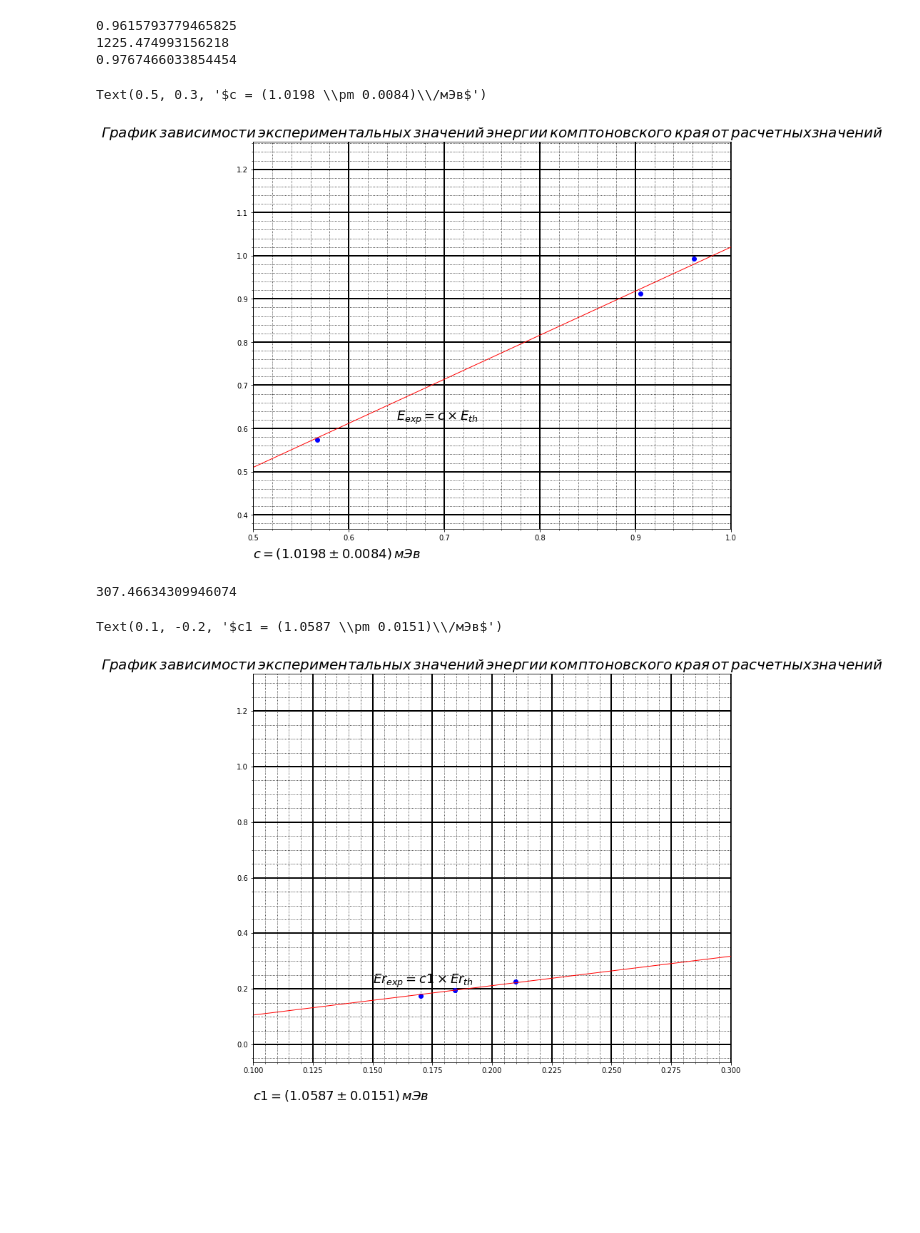
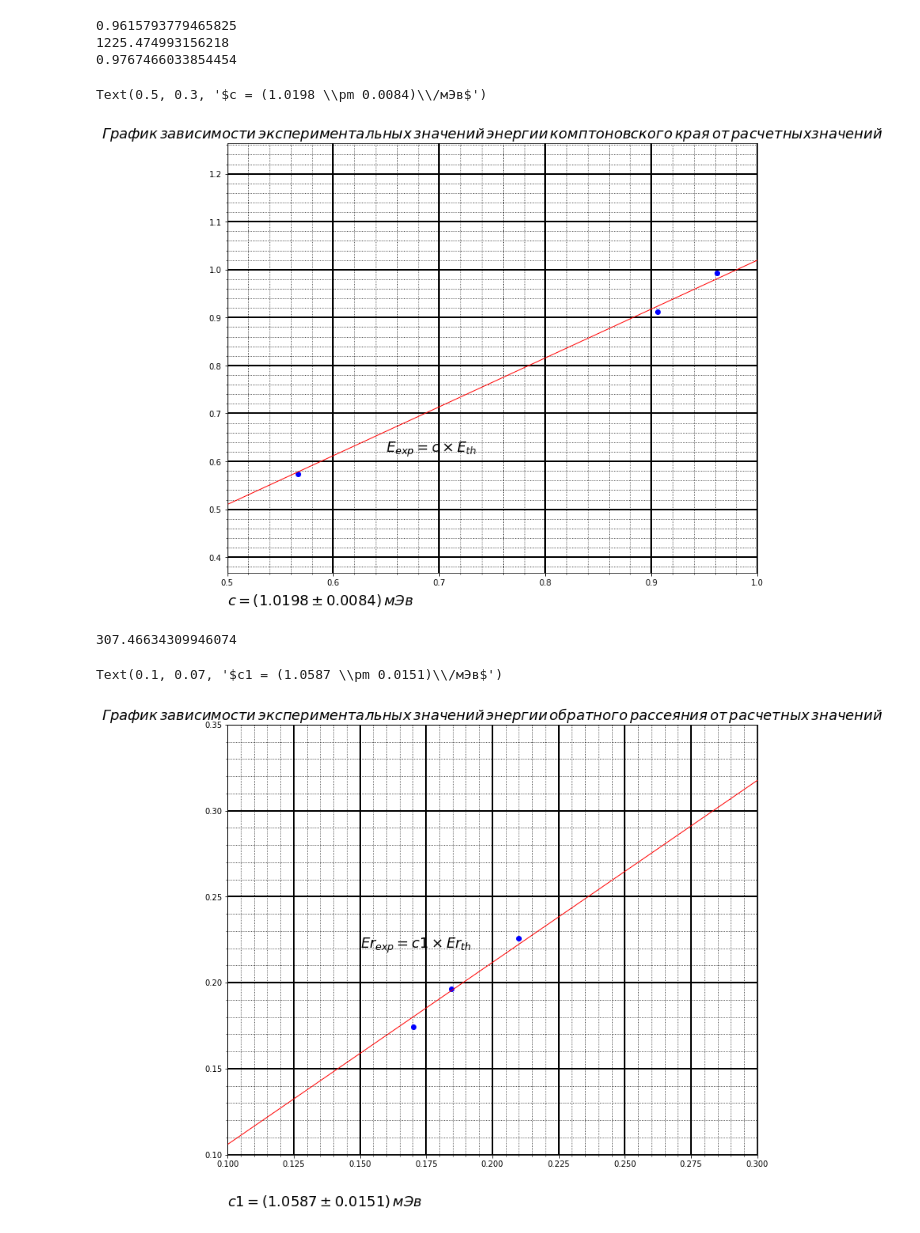
Before and after one commit to rogovrt/lab_5sem, a Jupyter notebook: lab55.ipynb, the cells around one changed output. Saved outputs shown, nothing was run; the diff lists cells and outputs as text; code cells hidden in the pictures; blank space fills up the shorter version.

```diff
--- a/lab55.ipynb
+++ b/lab55.ipynb
@@ -105,35 +120,35 @@ print(E(1244))
 # %%
 def Ek(N) :
     return E(N)/(1+0.511/2*E(N))
 N_exp = np.array([1490, 861, 1608], dtype='float')
 Ek_th = Ek(N_exp)
 Nk_exp = np.array([1166, 752, 1264], dtype='float')
 Ek_exp = E(Nk_exp)
 plt.plot(Ek_th, Ek_exp, "bo")
-plt.title(r'$График\/зависимости\/экспериментальных\/значений\/энергии\/комптоновского\/края\/от\/расчетных значений$', fontsize = 20, fontweight = 'bold')
+plt.title(r'$График\/зависимости\/экспериментальных\/значений\/энергии\/комптоновского\/края\/от\/расчетных значений$', fontsize = 18, fontweight = 'bold')
 fig = plt.gcf()
 fig.set_size_inches(12, 10)
 ax = plt.gca()
 ax.minorticks_on()
 ax.grid(which='major',
         color = 'k',
         linewidth = 2)
 ax.grid(which='minor',
         color = 'k',
         linestyle = ':')
 ax.set_xlim(0.5, 1.)
 
 m2 = sm.OLS(Ek_exp, Ek_th)
 res2 = m2.fit()
 param2 = res2.params[::-1]
 error2 = res2.bse[::-1]
 inter2 = np.linspace(0.4, 1.2, 5)
 plt.plot(inter2, param2*inter2, "r", linewidth = '1')
 plt.text(.65, .62, r'$E_{exp} = c \times E_{th}$' % (param2), fontsize = 18)
 plt.text(.5, .3, r'$c = (%.4f \pm %.4f)\/мЭв$' % (param2, error2), fontsize = 18)
 # %% [output]
 Text(0.5, 0.3, '$c = (1.0198 \\pm 0.0084)\\/мЭв$')
-[figure, old version]
+[figure, new version]
 # %%
 def E_rev(E) :
     return E/(1 + 2*E/.511)
@@ -147,7 +162,7 @@ Er_th = E_rev(E(Nf))
 Nr_exp = np.array([291, 327, 264], dtype='float')
 Er_exp = E(Nr_exp)
 plt.plot(Er_th, Er_exp, "bo")
-plt.title(r'$График\/зависимости\/экспериментальных\/значений\/энергии\/комптоновского\/края\/от\/расчетных значений$', fontsize = 20, fontweight = 'bold')
+plt.title(r'$График\/зависимости\/экспериментальных\/значений\/энергии\/обратного\/рассеяния\/от\/расчетных\/значений$', fontsize = 18, fontweight = 'bold')
 fig = plt.gcf()
 fig.set_size_inches(12, 10)
 ax = plt.gca()
@@ -159,6 +174,7 @@ ax.grid(which='minor',
         color = 'k',
         linestyle = ':')
 ax.set_xlim(0.1, .3)
+ax.set_ylim(0.1, .35)
 
 m3 = sm.OLS(Er_exp, Er_th)
 res3 = m3.fit()
@@ -167,7 +183,7 @@ error3 = res3.bse[::-1]
 inter3 = np.linspace(0., 1.2, 5)
 plt.plot(inter3, param3*inter3, "r", linewidth = '1')
 plt.text(.15, .22, r'$Er_{exp} = c1 \times Er_{th}$' % (param3), fontsize = 18)
-plt.text(.1, -.2, r'$c1 = (%.4f \pm %.4f)\/мЭв$' % (param3, error3), fontsize = 18)
+plt.text(.1, 0.07, r'$c1 = (%.4f \pm %.4f)\/мЭв$' % (param3, error3), fontsize = 18)
 # %% [output]
-Text(0.1, -0.2, '$c1 = (1.0587 \\pm 0.0151)\\/мЭв$')
+Text(0.1, 0.07, '$c1 = (1.0587 \\pm 0.0151)\\/мЭв$')
-[figure, old version]
+[figure, new version]
```
Also changed, not shown: parts of 2 cells of this notebook.
